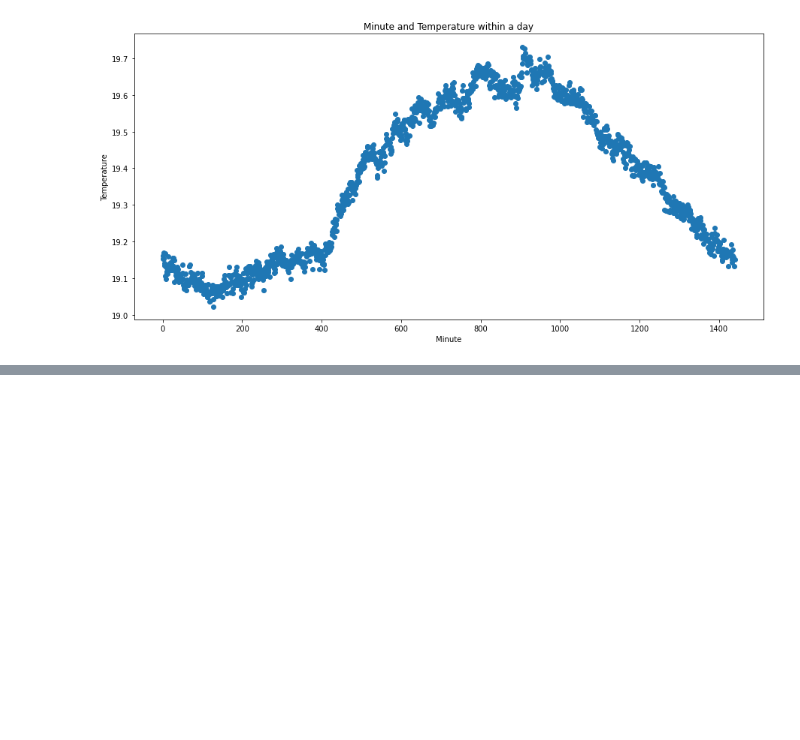
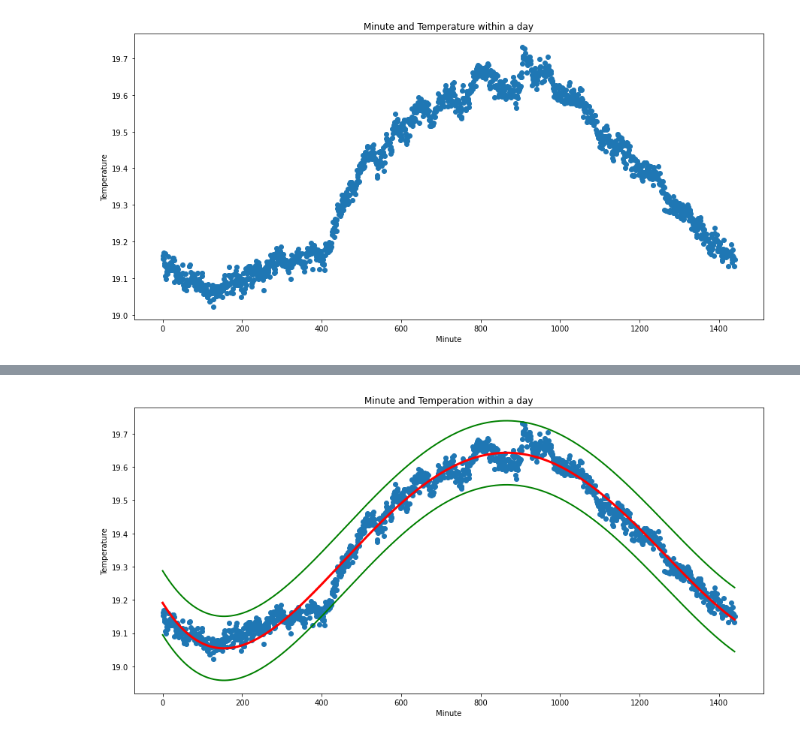
Before and after one commit to nuvita97/Temperature-Prediction, a Jupyter notebook: Humidity_&_Temp_Prediction.ipynb, the cells around one changed output, grey strips where cells are left out. Cells and saved outputs as stored; diff of their text form; code cells hidden in the pictures; blank space fills up the shorter version.

```diff
--- a/Humidity_&_Temp_Prediction.ipynb
+++ b/Humidity_&_Temp_Prediction.ipynb
@@ -120,0 +214,18 @@ print(y)
+# %%
+# Define bounds: +- 3std (for alarm)
+
+std = np.std(residuals)
+y_predict_upBound = y_predict + 3*std
+y_predict_lowBound = y_predict - 3*std
+# %%
+plt.figure(figsize=(15, 7))
+plt.scatter(minute_group["minute"], minute_group["temp"])
+plt.plot(minute_group["minute"], y_predict, color = "red", linewidth = 3)
+plt.plot(minute_group["minute"], y_predict_upBound, color = "green", linewidth = 2)
+plt.plot(minute_group["minute"], y_predict_lowBound, color = "green", linewidth = 2)
+plt.title("Minute and Temperation within a day")
+plt.xlabel("Minute")
+plt.ylabel("Temperature")
+plt.show()
+# %% [output]
+[figure, added]
```
Also changed, not shown: parts of 10 cells of this notebook.
